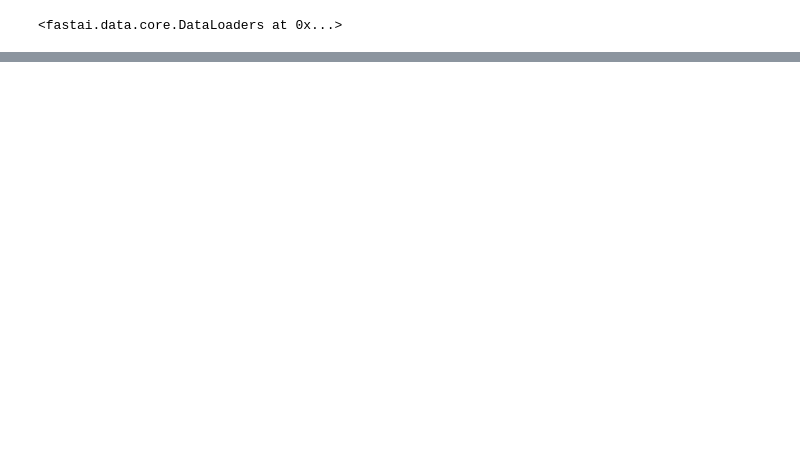
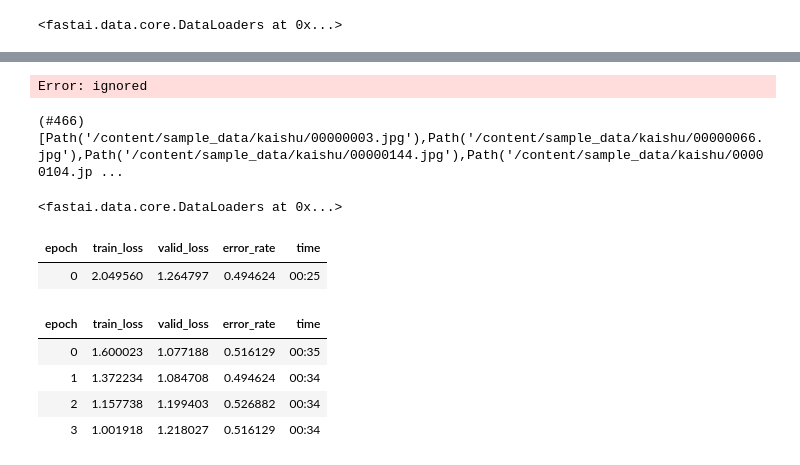
Before and after one commit to yweng-31/fastai-pytorch, a Jupyter notebook: chinese_calligraphy.ipynb, the cells around one changed output, grey strips where cells are left out. Drawn from its saved outputs; the diff is of its cells as text; code cells hidden in the pictures; blank space fills up the shorter version.

```diff
--- a/chinese_calligraphy.ipynb
+++ b/chinese_calligraphy.ipynb
@@ -95,0 +114,32 @@ interp.plot_top_losses(5, nrows=1)
+# %%
+for idx,cat in cleaner.change(): shutil.move(str(cleaner.fns[idx]), path/cat)
+# %% [output]
+Error: ignored
+# %%
+fns = get_image_files(path)
+fns
+# %% [output]
+(#466) [Path('/content/sample_data/kaishu/00000003.jpg'),Path('/content/sample_data/kaishu/00000066.jpg'),Path('/content/sample_data/kaishu/00000144.jpg'),Path('/content/sample_data/kaishu/00000104.jp ...
+# %%
+calligraphy = DataBlock(
+    blocks=(ImageBlock, CategoryBlock),
+    get_items=get_image_files,
+    splitter=RandomSplitter(valid_pct=0.2, seed=42),
+    get_y=parent_label,
+    item_tfms=Resize(128))
+# %%
+dls = calligraphy.dataloaders(path)
+dls
+# %% [output]
+<fastai.data.core.DataLoaders at 0x...>
+# %%
+learn = cnn_learner(dls, resnet18, metrics=error_rate)
+learn.fine_tune(4)
+# %% [output]
+| epoch | train_loss | valid_loss | error_rate | time |
+| 0 | 2.049560 | 1.264797 | 0.494624 | 00:25 |
+| epoch | train_loss | valid_loss | error_rate | time |
+| 0 | 1.600023 | 1.077188 | 0.516129 | 00:35 |
+| 1 | 1.372234 | 1.084708 | 0.494624 | 00:34 |
+| 2 | 1.157738 | 1.199403 | 0.526882 | 00:34 |
+| 3 | 1.001918 | 1.218027 | 0.516129 | 00:34 |
```
Also changed, not shown: parts of 16 cells of this notebook.
